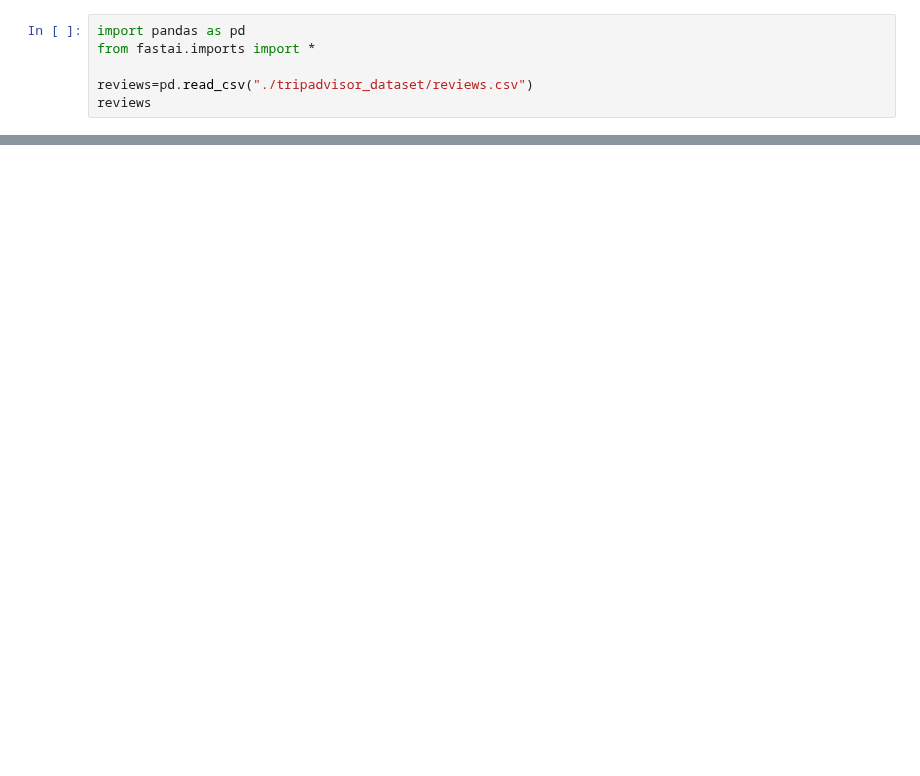
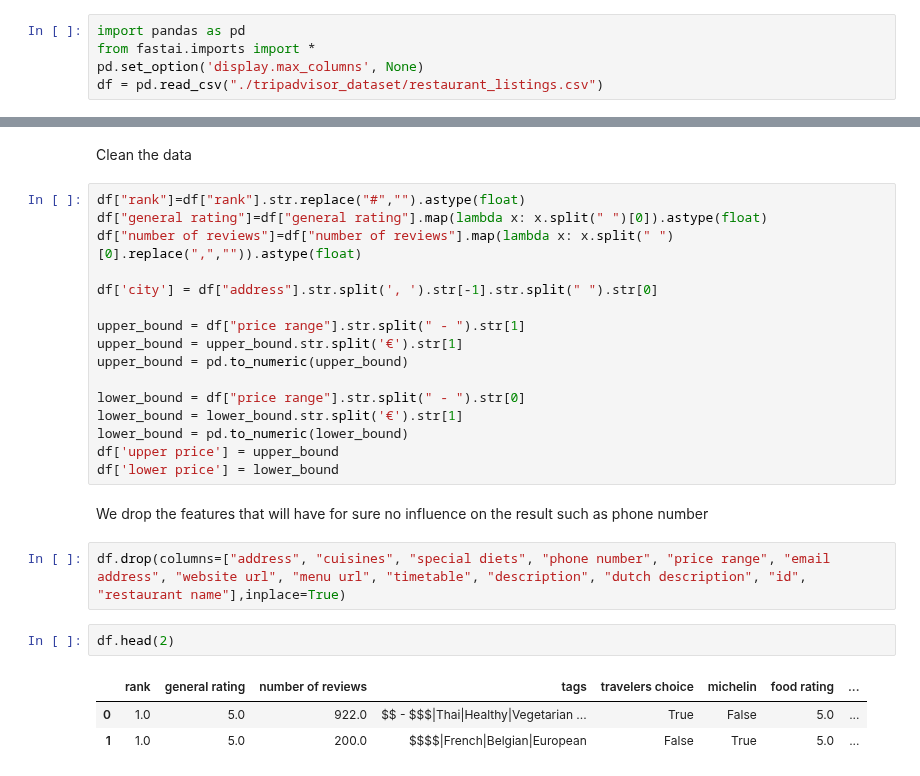
Before and after one commit to hikmatelhaj/machine-learning-project, a Jupyter notebook: sprint2-regressie.ipynb, the cells around one changed output, grey strips where cells are left out. Saved outputs shown, nothing was run; the diff lists cells and outputs as text; blank space fills up the shorter version.

```diff
--- a/sprint2-regressie.ipynb
+++ b/sprint2-regressie.ipynb
@@ -3,6 +5,5 @@
 # %%
 import pandas as pd
 from fastai.imports import *
-
-reviews=pd.read_csv("./tripadvisor_dataset/reviews.csv")
-reviews
+pd.set_option('display.max_columns', None)
+df = pd.read_csv("./tripadvisor_dataset/restaurant_listings.csv")
@@ -22,0 +10,28 @@ reviews
+# %% [markdown]
+Clean the data
+# %%
+df["rank"]=df["rank"].str.replace("#","").astype(float)
+df["general rating"]=df["general rating"].map(lambda x: x.split(" ")[0]).astype(float)
+df["number of reviews"]=df["number of reviews"].map(lambda x: x.split(" ")[0].replace(",","")).astype(float)
+
+df['city'] = df["address"].str.split(', ').str[-1].str.split(" ").str[0]
+
+upper_bound = df["price range"].str.split(" - ").str[1]
+upper_bound = upper_bound.str.split('€').str[1]
+upper_bound = pd.to_numeric(upper_bound)
+
+lower_bound = df["price range"].str.split(" - ").str[0]
+lower_bound = lower_bound.str.split('€').str[1]
+lower_bound = pd.to_numeric(lower_bound)
+df['upper price'] = upper_bound
+df['lower price'] = lower_bound
+# %% [markdown]
+We drop the features that will have for sure no influence on the result such as phone number
+# %%
+df.drop(columns=["address", "cuisines", "special diets", "phone number", "price range", "email address", "website url", "menu url", "timetable", "description", "dutch description", "id", "restaurant name"],inplace=True)
+# %%
+df.head(2)
+# %% [output]
+|  | rank | general rating | number of reviews | tags | travelers choice | michelin | food rating | ... |
+| 0 | 1.0 | 5.0 | 922.0 | $$ - $$$|Thai|Healthy|Vegetarian ... | True | False | 5.0 | ... |
+| 1 | 1.0 | 5.0 | 200.0 | $$$$|French|Belgian|European | False | True | 5.0 | ... |
```
Also changed, not shown: parts of 16 cells of this notebook, 1 other file.
